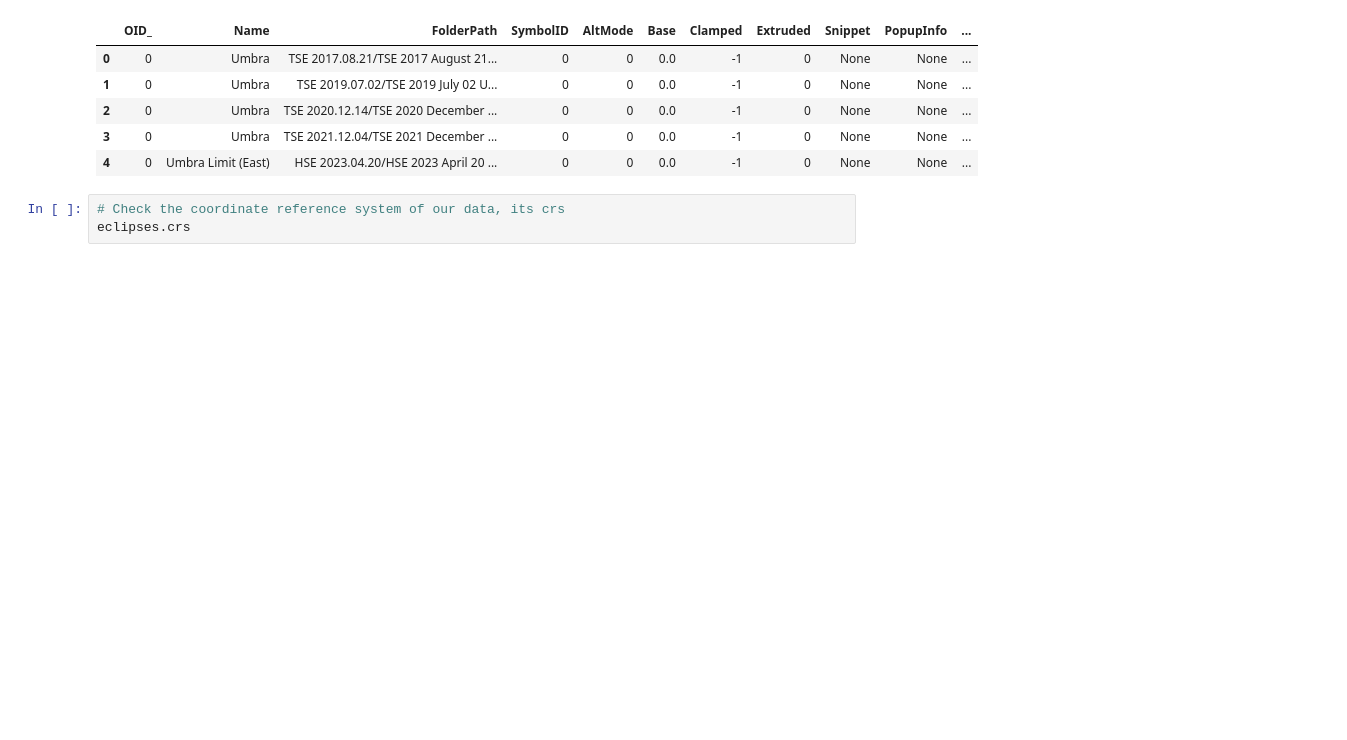
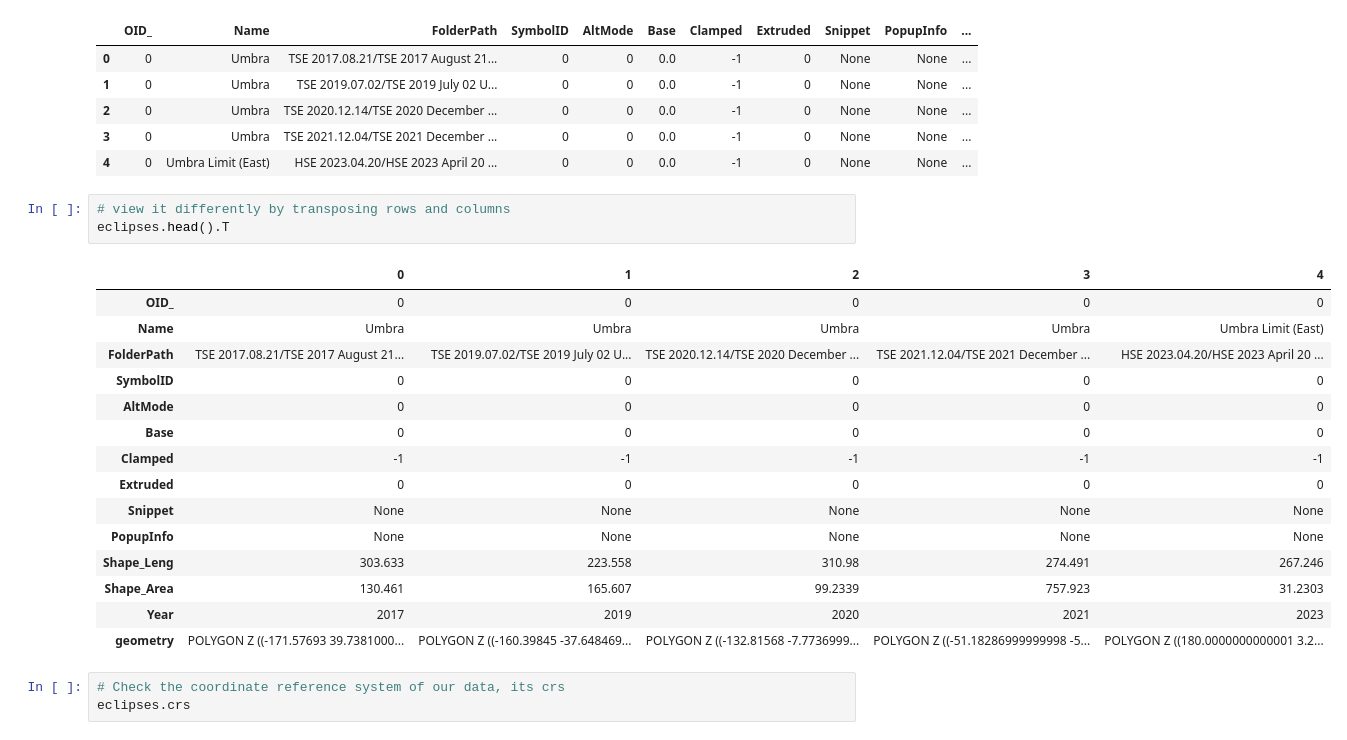
Before and after one commit to christyheaton/Maptime_20180411, a Jupyter notebook: Notebook/02_Geopandas_Advanced_Maptime_20180411.ipynb, the cells around one changed output. Drawn from its saved outputs; the diff is of its cells as text; blank space fills up the shorter version.

```diff
--- a/Notebook/02_Geopandas_Advanced_Maptime_20180411.ipynb
+++ b/Notebook/02_Geopandas_Advanced_Maptime_20180411.ipynb
@@ -27,6 +27,25 @@ eclipses.head()
 | 2 | 0 | Umbra | TSE 2020.12.14/TSE 2020 December ... | 0 | 0 | 0.0 | -1 | 0 | None | None | ... |
 | 3 | 0 | Umbra | TSE 2021.12.04/TSE 2021 December ... | 0 | 0 | 0.0 | -1 | 0 | None | None | ... |
 | 4 | 0 | Umbra Limit (East) | HSE 2023.04.20/HSE 2023 April 20 ... | 0 | 0 | 0.0 | -1 | 0 | None | None | ... |
+# %%
+# view it differently by transposing rows and columns
+eclipses.head().T
+# %% [output]
+|  | 0 | 1 | 2 | 3 | 4 |
+| OID_ | 0 | 0 | 0 | 0 | 0 |
+| Name | Umbra | Umbra | Umbra | Umbra | Umbra Limit (East) |
+| FolderPath | TSE 2017.08.21/TSE 2017 August 21... | TSE 2019.07.02/TSE 2019 July 02 U... | TSE 2020.12.14/TSE 2020 December ... | TSE 2021.12.04/TSE 2021 December ... | HSE 2023.04.20/HSE 2023 April 20 ... |
+| SymbolID | 0 | 0 | 0 | 0 | 0 |
+| AltMode | 0 | 0 | 0 | 0 | 0 |
+| Base | 0 | 0 | 0 | 0 | 0 |
+| Clamped | -1 | -1 | -1 | -1 | -1 |
+| Extruded | 0 | 0 | 0 | 0 | 0 |
+| Snippet | None | None | None | None | None |
+| PopupInfo | None | None | None | None | None |
+| Shape_Leng | 303.633 | 223.558 | 310.98 | 274.491 | 267.246 |
+| Shape_Area | 130.461 | 165.607 | 99.2339 | 757.923 | 31.2303 |
+| Year | 2017 | 2019 | 2020 | 2021 | 2023 |
+| geometry | POLYGON Z ((-171.57693 39.7381000... | POLYGON Z ((-160.39845 -37.648469... | POLYGON Z ((-132.81568 -7.7736999... | POLYGON Z ((-51.18286999999998 -5... | POLYGON Z ((180.0000000000001 3.2... |
 # %%
 # Check the coordinate reference system of our data, its crs
 eclipses.crs
```
Also changed, not shown: parts of 2 cells of this notebook, 1 other file.
